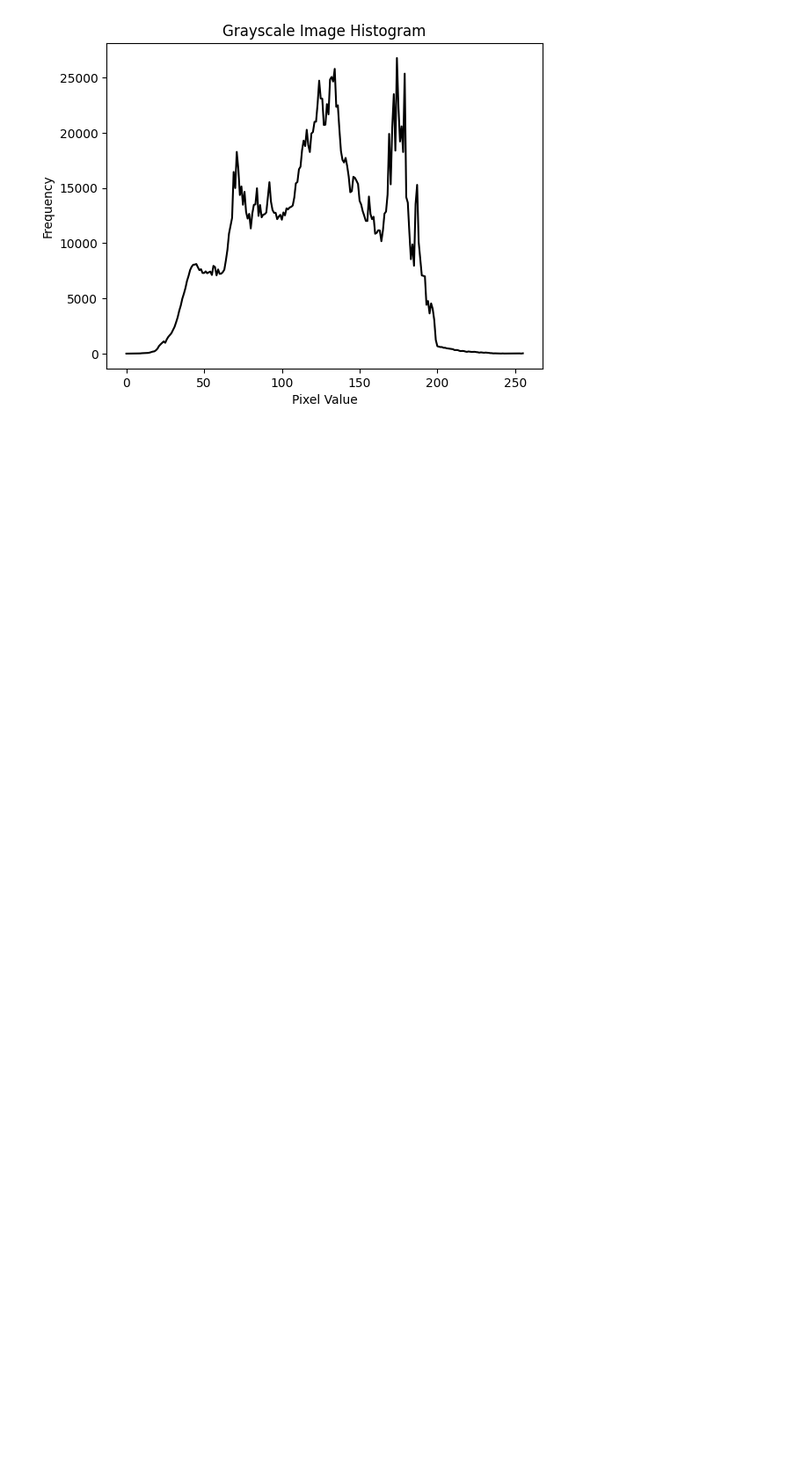
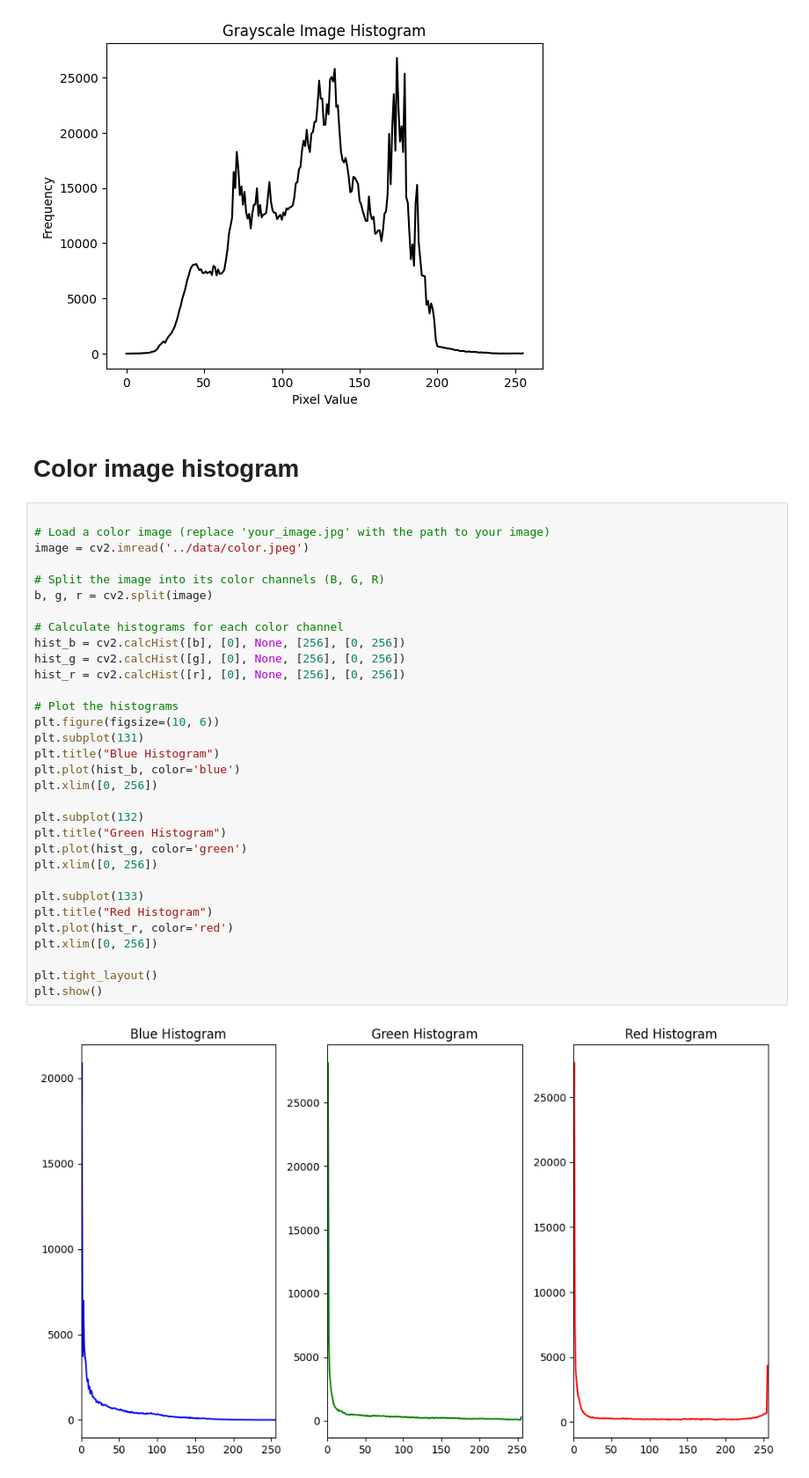
Before and after one commit to FNajafi/practical, a Jupyter notebook: notebook/image_his.ipynb, the cells around one changed output. Shown: that part at 88% size. Cells and saved outputs as stored; diff of their text form; blank space fills up the shorter version.

```diff
--- a/notebook/image_his.ipynb
+++ b/notebook/image_his.ipynb
@@ -28,3 +30,39 @@ plt.title('Grayscale Image Histogram')
 plt.show()
 # %% [output]
 [figure]
+# %% [markdown]
+# Color image histogram
+# %%
+
+# Load a color image (replace 'your_image.jpg' with the path to your image)
+image = cv2.imread('../data/color.jpeg')
+
+# Split the image into its color channels (B, G, R)
+b, g, r = cv2.split(image)
+
+# Calculate histograms for each color channel
+hist_b = cv2.calcHist([b], [0], None, [256], [0, 256])
+hist_g = cv2.calcHist([g], [0], None, [256], [0, 256])
+hist_r = cv2.calcHist([r], [0], None, [256], [0, 256])
+
+# Plot the histograms
+plt.figure(figsize=(10, 6))
+plt.subplot(131)
+plt.title("Blue Histogram")
+plt.plot(hist_b, color='blue')
+plt.xlim([0, 256])
+
+plt.subplot(132)
+plt.title("Green Histogram")
+plt.plot(hist_g, color='green')
+plt.xlim([0, 256])
+
+plt.subplot(133)
+plt.title("Red Histogram")
+plt.plot(hist_r, color='red')
+plt.xlim([0, 256])
+
+plt.tight_layout()
+plt.show()
+# %% [output]
+[figure, added]
```
Also changed, not shown: parts of 2 cells of this notebook.
